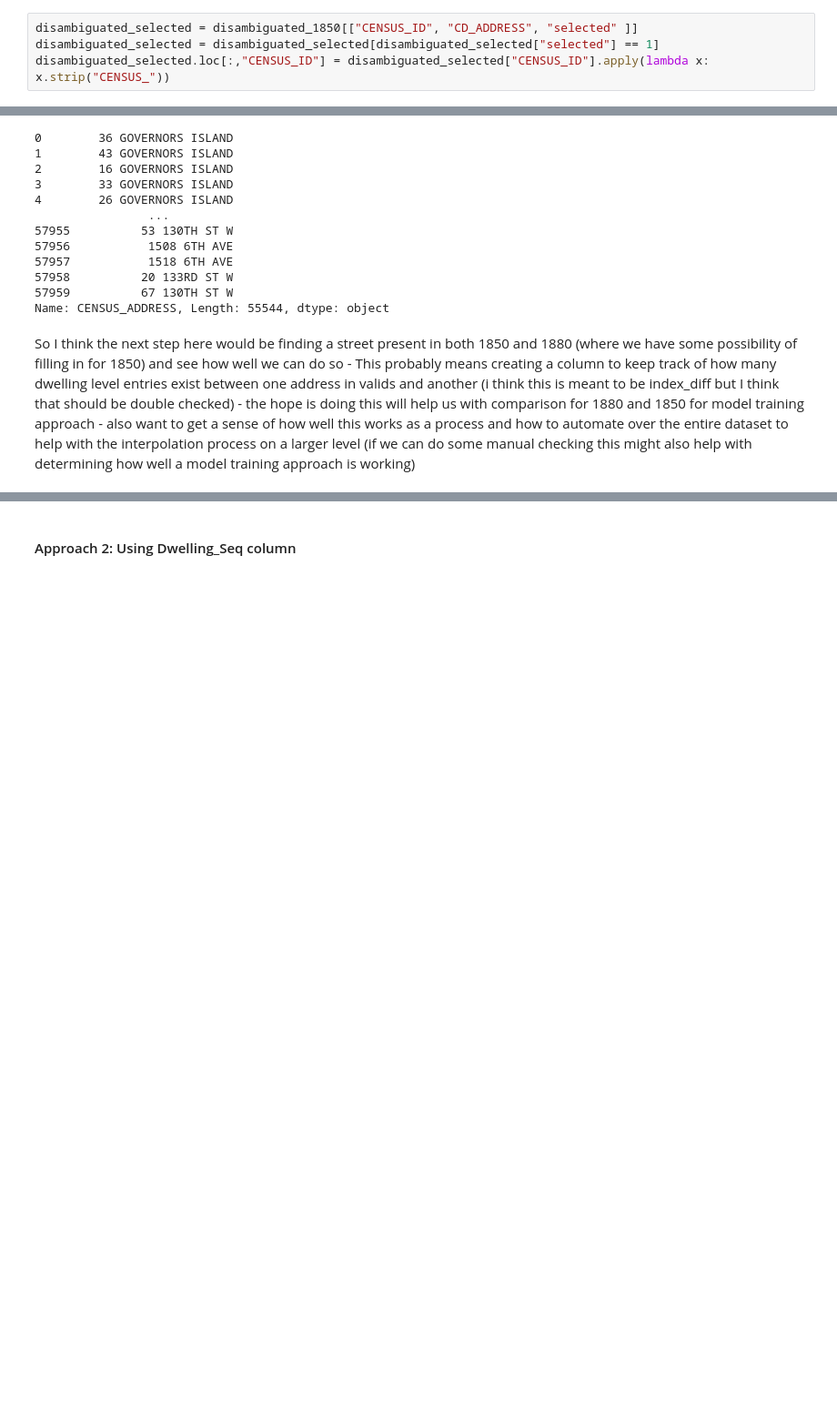
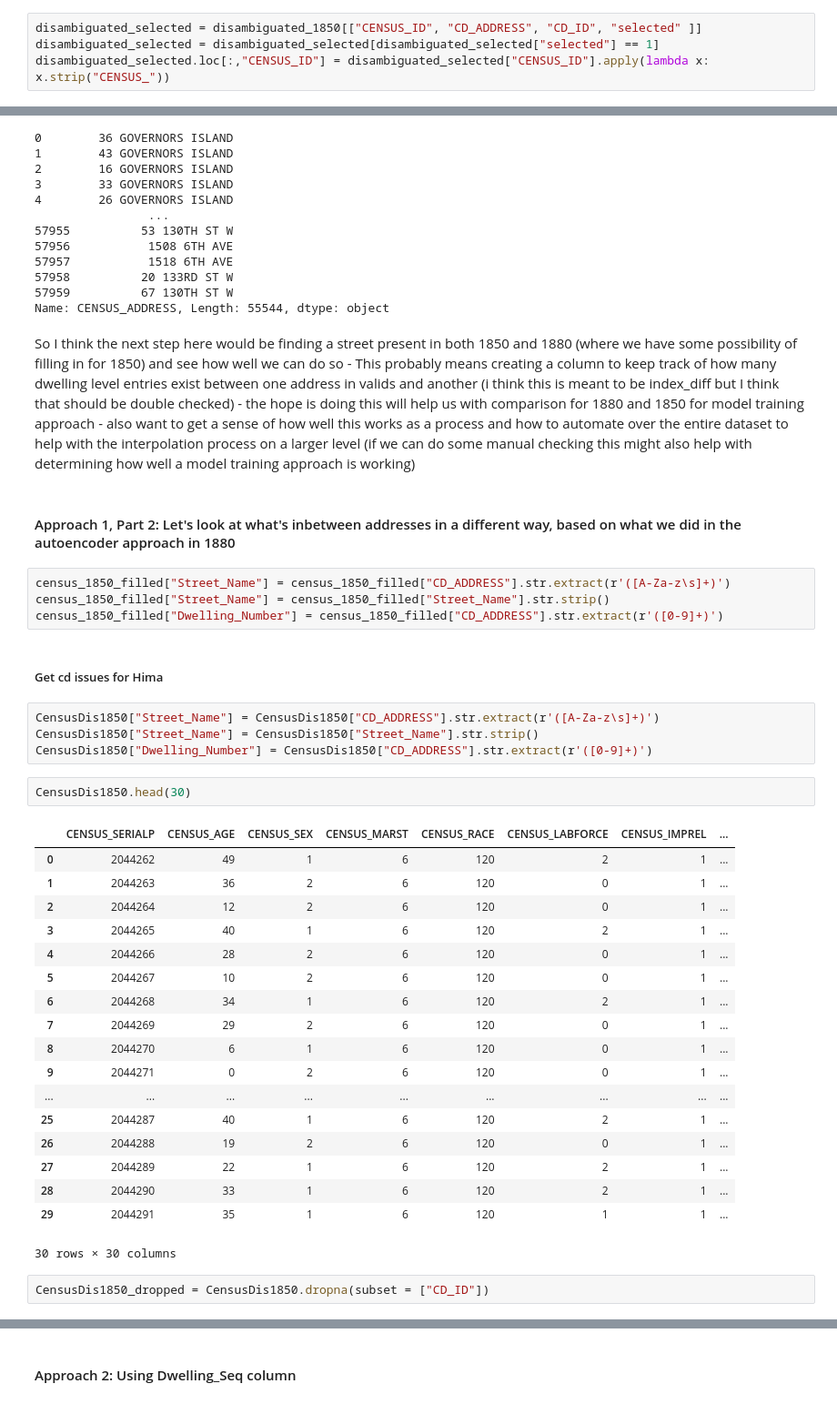
Before and after one commit to CenterForSpatialResearch/hnyc-spatial-linkage, a Jupyter notebook: Interpolation Pilots.ipynb, the cells around one changed output, grey strips where cells are left out. Shown at 91% size. Drawn from its saved outputs; the diff is of its cells as text; blank space fills up the shorter version.

```diff
--- a/Interpolation Pilots.ipynb
+++ b/Interpolation Pilots.ipynb
@@ -60,7 +61,7 @@ graph_ID               33042 non-null int64
 dtypes: float64(13), int64(11), object(12)
 memory usage: 9.1+ MB
 # %%
-disambiguated_selected = disambiguated_1850[["CENSUS_ID", "CD_ADDRESS", "selected" ]]
+disambiguated_selected = disambiguated_1850[["CENSUS_ID", "CD_ADDRESS", "CD_ID", "selected" ]]
 disambiguated_selected = disambiguated_selected[disambiguated_selected["selected"] == 1]
 disambiguated_selected.loc[:,"CENSUS_ID"] = disambiguated_selected["CENSUS_ID"].apply(lambda x: x.strip("CENSUS_"))
 # %%
@@ -569,3 +595,38 @@ So I think the next step here would be finding a street present in both 1850 and
     entries exist between one address in valids and another (i think this is meant to be index_diff but I think that should be double checked)
     - the hope is doing this will help us with comparison for 1880 and 1850 for model training approach
     - also want to get a sense of how well this works as a process and how to automate over the entire dataset to help with the interpolation process on a larger level (if we can do some manual checking this might also help with determining how well a model training approach is working)
+# %% [markdown]
+#### Approach 1, Part 2: Let's look at what's inbetween addresses in a different way, based on what we did in the autoencoder approach in 1880
+# %%
+census_1850_filled["Street_Name"] = census_1850_filled["CD_ADDRESS"].str.extract(r'([A-Za-z\s]+)')
+census_1850_filled["Street_Name"] = census_1850_filled["Street_Name"].str.strip()
+census_1850_filled["Dwelling_Number"] = census_1850_filled["CD_ADDRESS"].str.extract(r'([0-9]+)')
+# %% [markdown]
+##### Get cd issues for Hima
+# %%
+CensusDis1850["Street_Name"] = CensusDis1850["CD_ADDRESS"].str.extract(r'([A-Za-z\s]+)')
+CensusDis1850["Street_Name"] = CensusDis1850["Street_Name"].str.strip()
+CensusDis1850["Dwelling_Number"] = CensusDis1850["CD_ADDRESS"].str.extract(r'([0-9]+)')
+# %%
+CensusDis1850.head(30)
+# %% [output]
+|  | CENSUS_SERIALP | CENSUS_AGE | CENSUS_SEX | CENSUS_MARST | CENSUS_RACE | CENSUS_LABFORCE | CENSUS_IMPREL | ... |
+| 0 | 2044262 | 49 | 1 | 6 | 120 | 2 | 1 | ... |
+| 1 | 2044263 | 36 | 2 | 6 | 120 | 0 | 1 | ... |
+| 2 | 2044264 | 12 | 2 | 6 | 120 | 0 | 1 | ... |
+| 3 | 2044265 | 40 | 1 | 6 | 120 | 2 | 1 | ... |
+| 4 | 2044266 | 28 | 2 | 6 | 120 | 0 | 1 | ... |
+| 5 | 2044267 | 10 | 2 | 6 | 120 | 0 | 1 | ... |
+| 6 | 2044268 | 34 | 1 | 6 | 120 | 2 | 1 | ... |
+| 7 | 2044269 | 29 | 2 | 6 | 120 | 0 | 1 | ... |
+| 8 | 2044270 | 6 | 1 | 6 | 120 | 0 | 1 | ... |
+| 9 | 2044271 | 0 | 2 | 6 | 120 | 0 | 1 | ... |
+| ... | ... | ... | ... | ... | ... | ... | ... | ... |
+| 25 | 2044287 | 40 | 1 | 6 | 120 | 2 | 1 | ... |
+| 26 | 2044288 | 19 | 2 | 6 | 120 | 0 | 1 | ... |
+| 27 | 2044289 | 22 | 1 | 6 | 120 | 2 | 1 | ... |
+| 28 | 2044290 | 33 | 1 | 6 | 120 | 2 | 1 | ... |
+| 29 | 2044291 | 35 | 1 | 6 | 120 | 1 | 1 | ... |
+30 rows × 30 columns
+# %%
+CensusDis1850_dropped = CensusDis1850.dropna(subset = ["CD_ID"])
```
Also changed, not shown: parts of 34 cells of this notebook, 2 other files.
